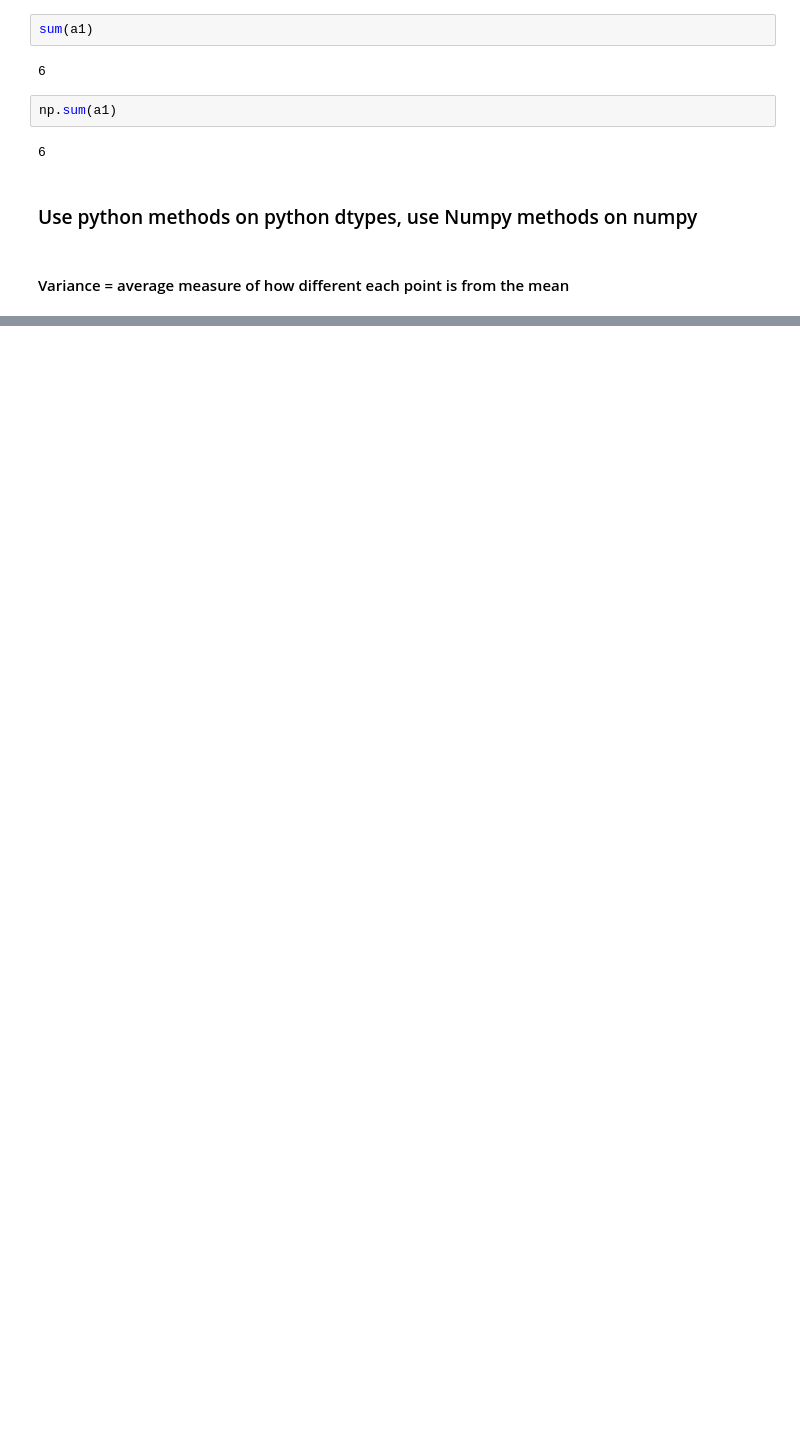
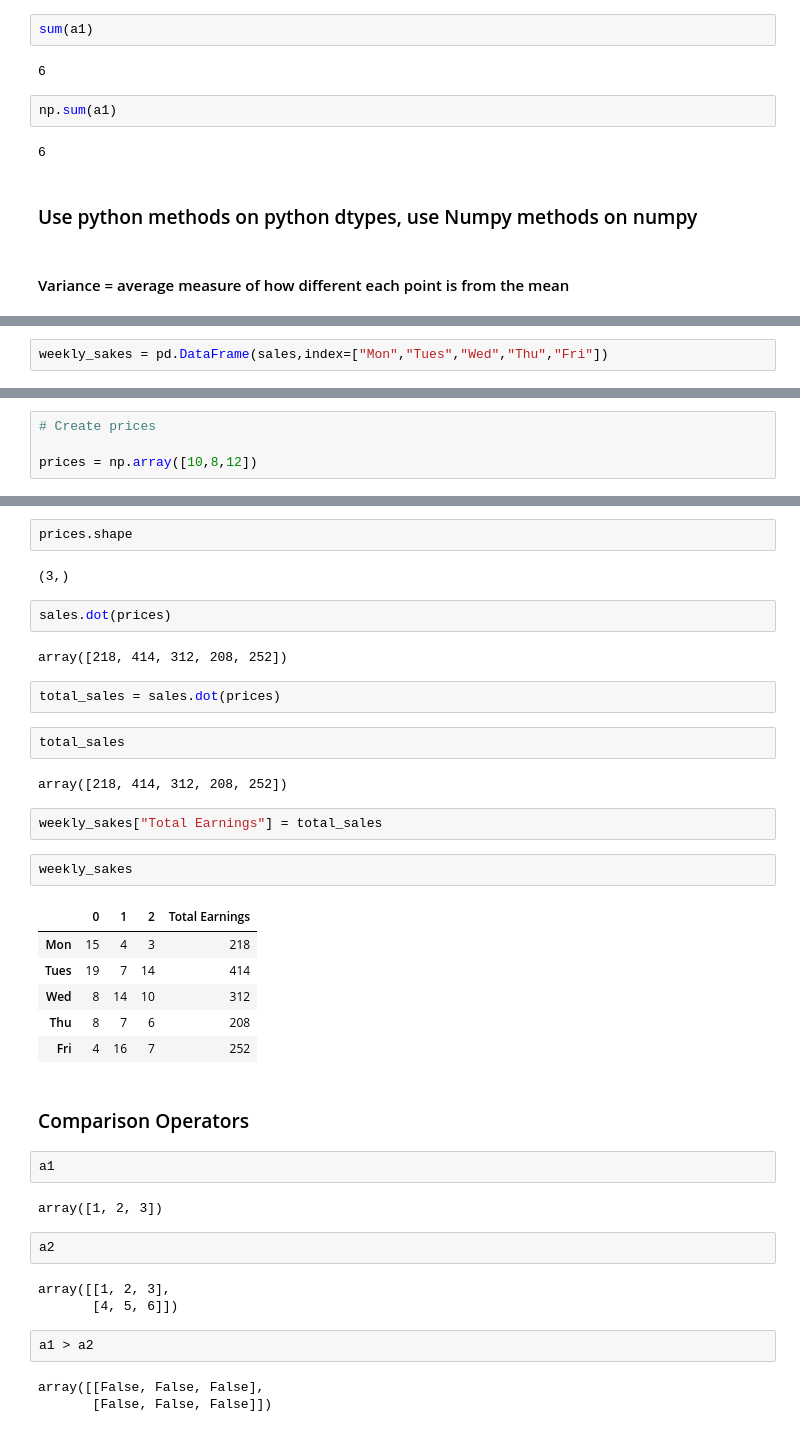
Before and after one commit to B-Rabbit7/machine-learning-101, a Jupyter notebook: Numpy/Numpy101.ipynb, the cells around one changed output, grey strips where cells are left out. Cells and saved outputs as stored; diff of their text form; blank space fills up the shorter version.

```diff
--- a/Numpy/Numpy101.ipynb
+++ b/Numpy/Numpy101.ipynb
@@ -202,0 +318,2 @@ np.sum(a1)
+# %%
+weekly_sakes = pd.DataFrame(sales,index=["Mon","Tues","Wed","Thu","Fri"])
@@ -202,0 +338,4 @@ np.sum(a1)
+# %%
+# Create prices
+
+prices = np.array([10,8,12])
@@ -202,0 +389,41 @@ np.sum(a1)
+# %%
+prices.shape
+# %% [output]
+(3,)
+# %%
+sales.dot(prices)
+# %% [output]
+array([218, 414, 312, 208, 252])
+# %%
+total_sales = sales.dot(prices)
+# %%
+total_sales
+# %% [output]
+array([218, 414, 312, 208, 252])
+# %%
+weekly_sakes["Total Earnings"] = total_sales
+# %%
+weekly_sakes
+# %% [output]
+|  | 0 | 1 | 2 | Total Earnings |
+| Mon | 15 | 4 | 3 | 218 |
+| Tues | 19 | 7 | 14 | 414 |
+| Wed | 8 | 14 | 10 | 312 |
+| Thu | 8 | 7 | 6 | 208 |
+| Fri | 4 | 16 | 7 | 252 |
+# %% [markdown]
+### Comparison Operators
+# %%
+a1
+# %% [output]
+array([1, 2, 3])
+# %%
+a2
+# %% [output]
+array([[1, 2, 3],
+       [4, 5, 6]])
+# %%
+a1 > a2
+# %% [output]
+array([[False, False, False],
+       [False, False, False]])
```
Also changed, not shown: parts of 98 cells of this notebook, 11 other files.
